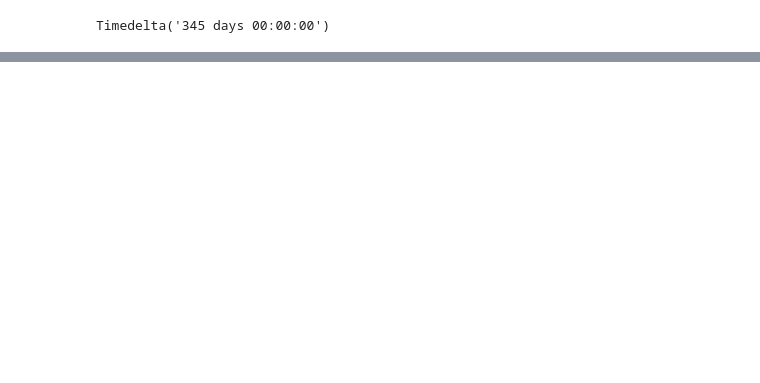
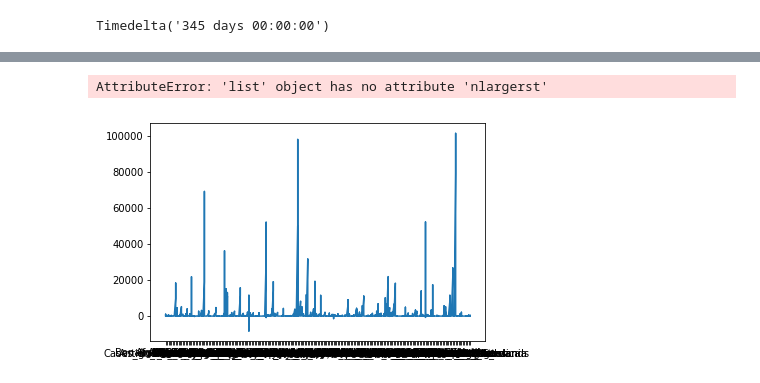
Before and after one commit to Remek953/Covid19---Charts, a Jupyter notebook: 27.10.ipynb, the cells around one changed output, grey strips where cells are left out. Saved outputs shown, nothing was run; the diff lists cells and outputs as text; code cells hidden in the pictures; blank space fills up the shorter version.

Commit message:
Added global charts def

```diff
--- a/27.10.ipynb
+++ b/27.10.ipynb
@@ -172,0 +190,5 @@ Name: cases, dtype: int64
+# %%
+plt.plot(df['countriesAndTerritories'], df['cases']).nlargerst(5)
+# %% [output]
+AttributeError: 'list' object has no attribute 'nlargerst'
+[figure, added]
```
Also changed, not shown: parts of 34 cells of this notebook, 2 other files.
